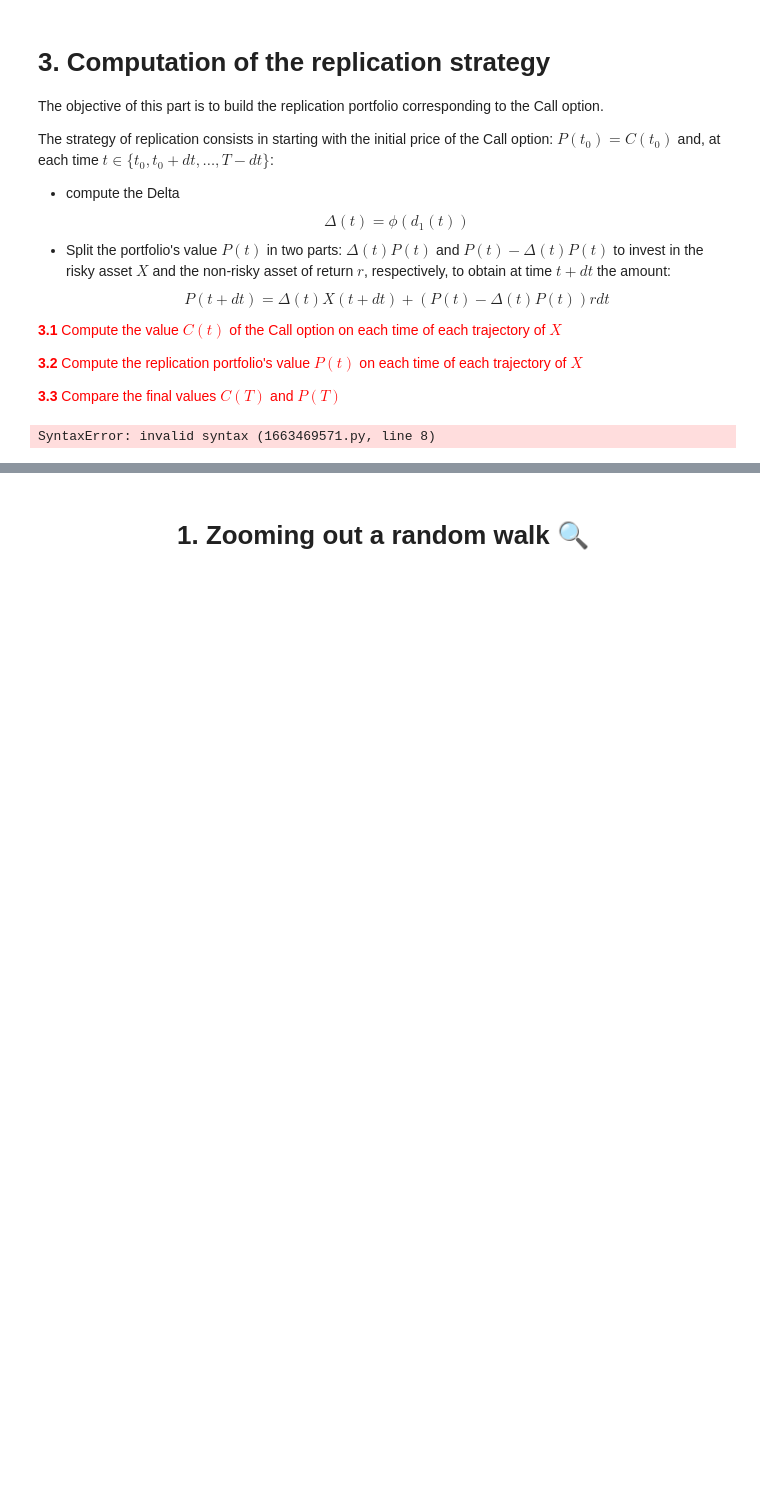
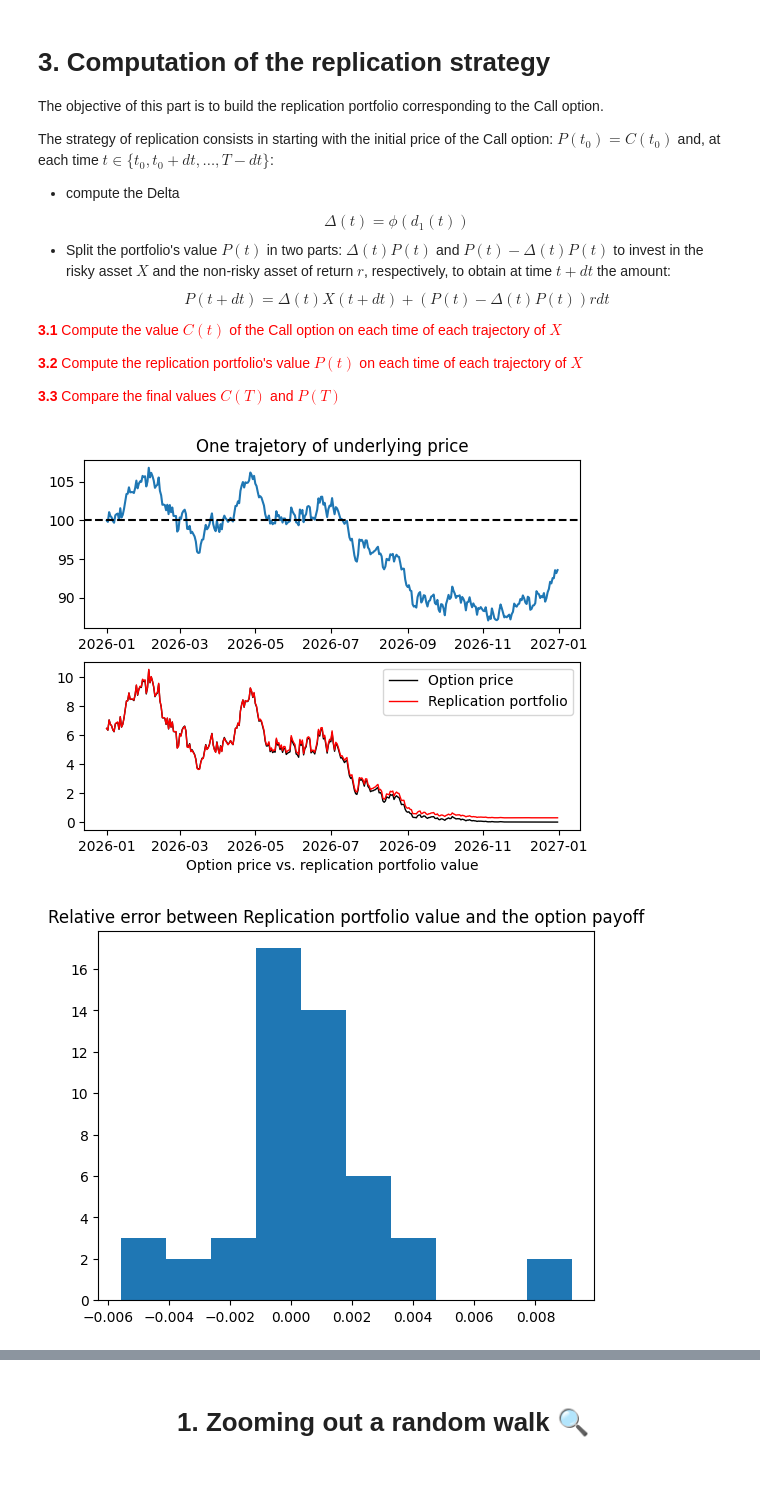
Before and after one commit to RaynorEtienn/Deep-Learning-in-Finance, a Jupyter notebook: Day 2/DLF_2_Brownian_BlackScholes.ipynb, the cells around one changed output, grey strips where cells are left out. Drawn from its saved outputs; the diff is of its cells as text; code cells hidden in the pictures; blank space fills up the shorter version.

```diff
--- a/Day 2/DLF_2_Brownian_BlackScholes.ipynb
+++ b/Day 2/DLF_2_Brownian_BlackScholes.ipynb
@@ -356,44 +356,48 @@ Delta = np.zeros_like(X)  # Array of Delta
 Nb_seconds_in_year = (365 * 24 * 3600)
 for (i, d) in enumerate(Datelist):
     # Computation of the option price (Black-Scholes formula) and the Delta
-    maturity =
+    maturity = (T - d).total_seconds() / Nb_seconds_in_year
 
     if i == 0:
         # Initialisation
-        Call[:,i] =
-        Replication_Portfolio[:,i] =
+        Call[:,i] = Black_Scholes_Formula(sigma, r, X[:,i], K, maturity)
+        Replication_Portfolio[:,i] = Call[:,i]
 
         # Computation of the first delta
-        # YOUR CODE HERE
+        d_1 = (np.log(X[:,i] / K) + (r + sigma**2 / 2) * maturity) / (sigma * np.sqrt(maturity))
+        Delta[:,i] = norm.cdf(d_1)
     else:
-        Replication_Portfolio[:, i] =
+        Replication_Portfolio[:, i] = Delta[:, i-1] * X[:, i] + (Replication_Portfolio[:, i-1] - Delta[:, i-1] * X[:, i-1]) * np.exp(r * dt)
 
         if maturity > 0:# only relevant when we are not at maturity
-            # YOUR CODE HERE
-
+            Call[:,i] = Black_Scholes_Formula(sigma, r, X[:,i], K, maturity)
+            d_1 = (np.log(X[:,i] / K) + (r + sigma**2 / 2) * maturity) / (sigma * np.sqrt(maturity))
+            Delta[:,i] = norm.cdf(d_1)
         else:
-            # YOUR CODE HERE
+            Call[:,i] = np.maximum(X[:,i] - K, 0)
+            Delta[:,i] = (X[:,i] > K).astype(float)
 
 # Plot
 fig, (ax1, ax2) = plt.subplots(2,1)
 index = 0
 ax1.plot(Datelist, X[index,:])
 ax1.axhline(y= K, linestyle = '--', color = "black")
 ax1.set_title("One trajetory of underlying price")
 ax2.plot(Datelist, Call[index,:], label = "Option price", color ="black", linewidth = 1)
 ax2.plot(Datelist, Replication_Portfolio[index,:], label = "Replication portfolio", color ="red", linewidth = 1)
 ax2.set_xlabel("Option price vs. replication portfolio value")
 ax2.legend()
 plt.show()
 
 # Error between payoff and the final value of the replication portfolio
 Error = Call[:,-1] - Replication_Portfolio[:,-1]
 plt.figure()
 plt.hist(Error/X[:,-1])
 plt.title("Relative error between Replication portfolio value and the option payoff")
 plt.show()
 # %% [output]
-SyntaxError: invalid syntax (1663469571.py, line 8)
+[figure, added]
+[figure, added]
 # %% [markdown]
 <h1 style="text-align: center;">Appendix</h1>
 
```
Also changed, not shown: parts of 3 cells of this notebook, 7 other files.
